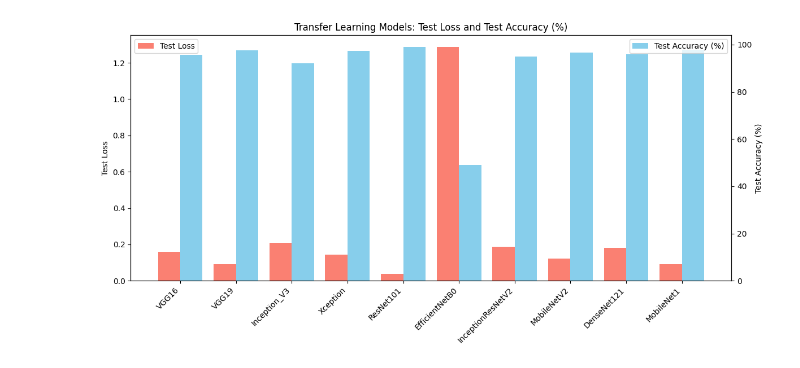
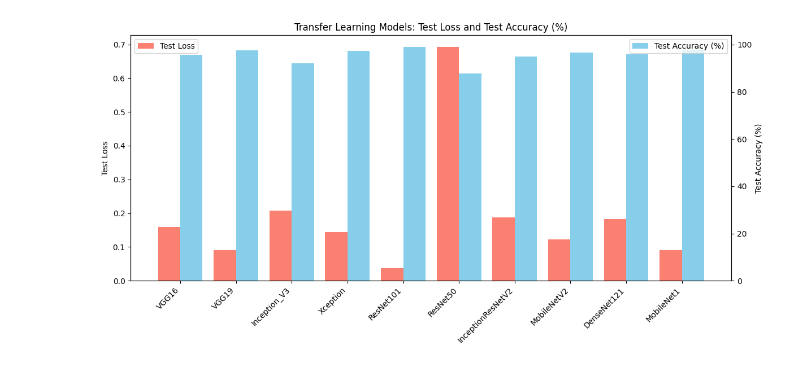
Before and after one commit to niaz1971/BRAIN_TUMOR_DETECTION_USING_DEEP_LEARNING, a Jupyter notebook: Test_Loss_And_Accuracy.ipynb, the cells around one changed output. Drawn from its saved outputs; the diff is of its cells as text; code cells hidden in the pictures.

```diff
--- a/Test_Loss_And_Accuracy.ipynb
+++ b/Test_Loss_And_Accuracy.ipynb
@@ -4,41 +4,41 @@ import numpy as np
 
 models = [
     "VGG16", "VGG19", "Inception_V3", "Xception", "ResNet101",
-    "EfficientNetB0", "InceptionResNetV2", "MobileNetV2",
+    "ResNet50", "InceptionResNetV2", "MobileNetV2",
     "DenseNet121", "MobileNet1"
 ]
 
 test_loss = [
     0.15928, 0.09114, 0.20791, 0.14486, 0.03686,
-    1.28695, 0.18764, 0.12252, 0.18198, 0.08997
+     0.69241, 0.18764, 0.12252, 0.18198, 0.08997
 ]
 
 test_accuracy = [
     0.95652, 0.97559, 0.92067, 0.97407, 0.99008,
-    0.49047, 0.94966, 0.96720, 0.95957, 0.97941
+    0.87875, 0.94966, 0.96720, 0.95957, 0.97941
 ]
 
 test_accuracy_percent = [a * 100 for a in test_accuracy]
 
 x = np.arange(len(models))
 width = 0.4
 
 fig, ax1 = plt.subplots(figsize=(12, 6))
 
 bars1 = ax1.bar(x - width/2, test_loss, width, label='Test Loss', color='salmon')
 ax1.set_ylabel('Test Loss')
 ax1.set_xticks(x)
 ax1.set_xticklabels(models, rotation=45, ha='right')
 
 ax2 = ax1.twinx()
 bars2 = ax2.bar(x + width/2, test_accuracy_percent, width, label='Test Accuracy (%)', color='skyblue')
 ax2.set_ylabel('Test Accuracy (%)')
 
 plt.title('Transfer Learning Models: Test Loss and Test Accuracy (%)')
 ax1.legend(loc='upper left')
 ax2.legend(loc='upper right')
 
 plt.tight_layout()
 plt.show()
 # %% [output]
-[figure, old version]
+[figure, new version]
```
